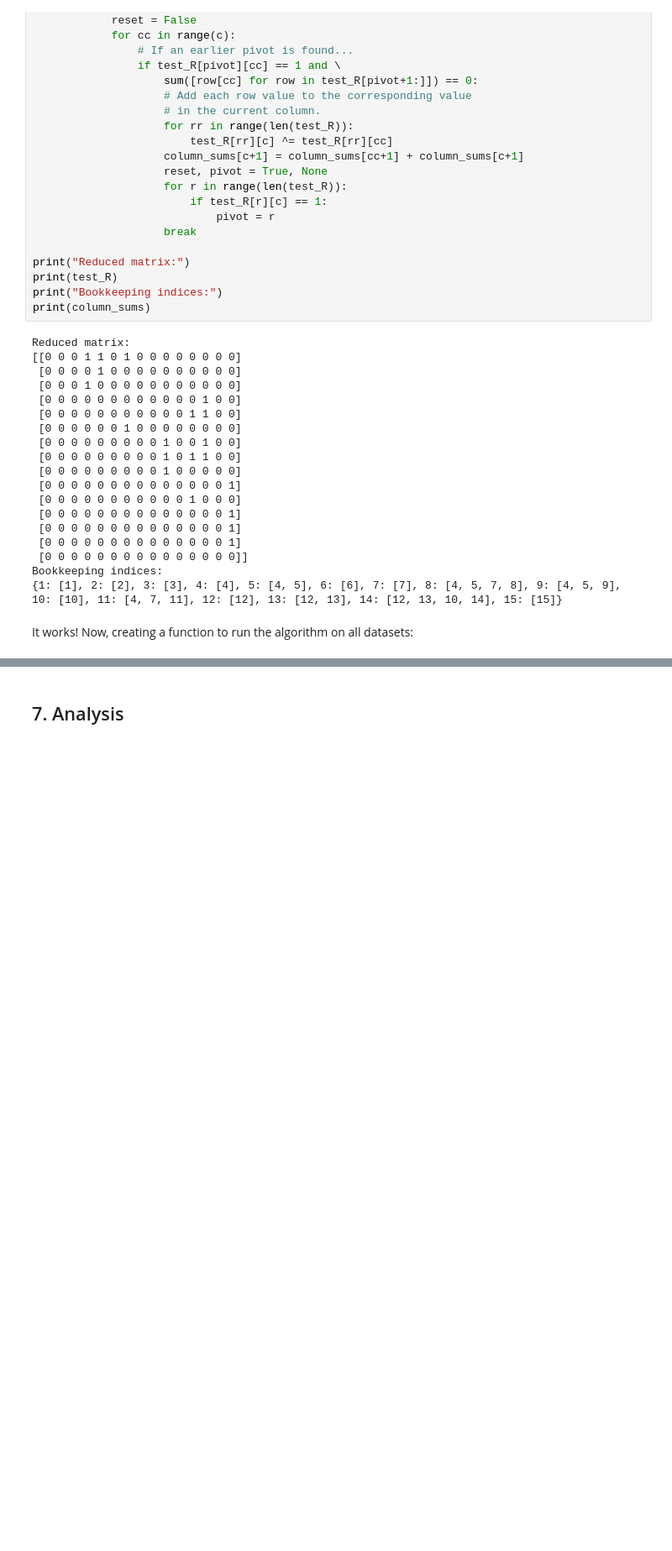
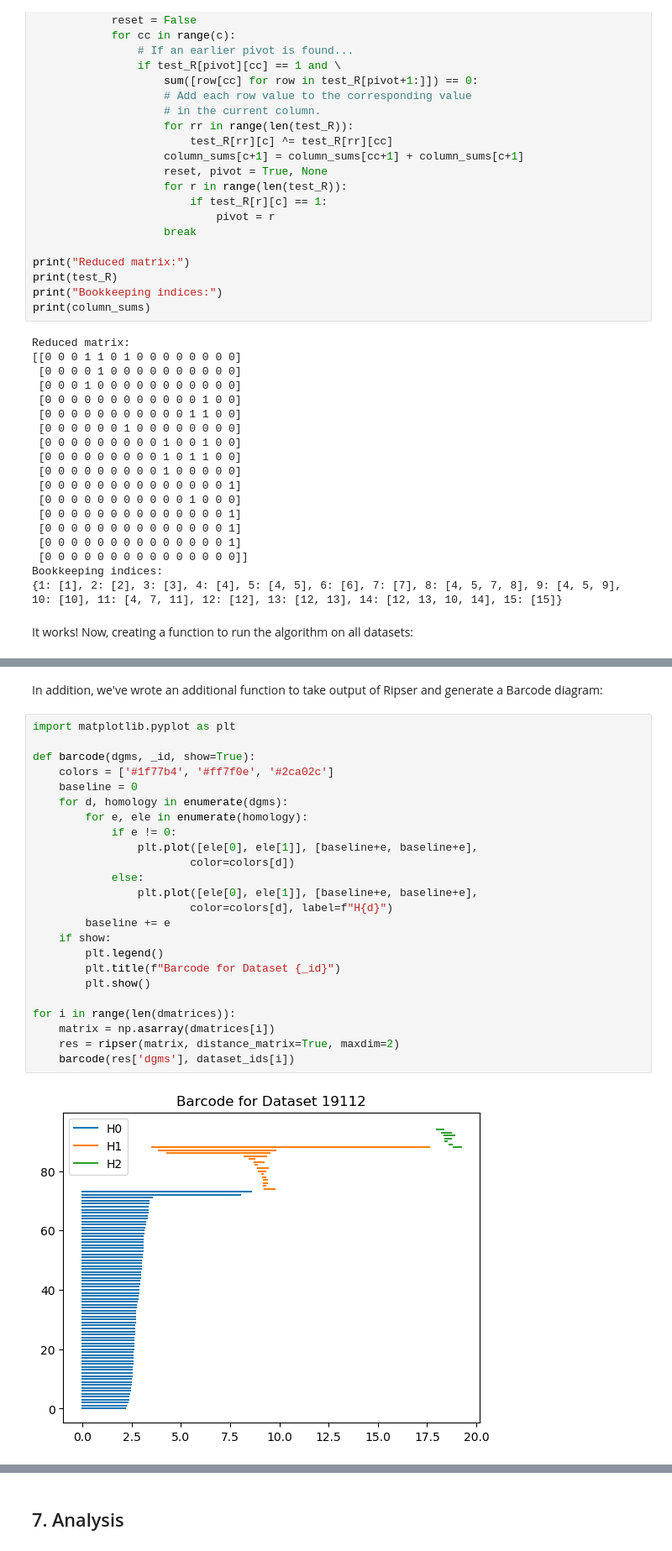
Before and after one commit to BVanDeWater/625.687, a Jupyter notebook: Notebooks/Homework12.ipynb, the cells around one changed output, grey strips where cells are left out. Shown at 84% size. Cells and saved outputs as stored; diff of their text form; blank space fills up the shorter version.

```diff
--- a/Notebooks/Homework12.ipynb
+++ b/Notebooks/Homework12.ipynb
@@ -509,0 +535,28 @@ for i in range(len(dmatrices)):
+# %% [markdown]
+In addition, we've wrote an additional function to take output of Ripser and generate a Barcode diagram:
+# %%
+import matplotlib.pyplot as plt
+
+def barcode(dgms, _id, show=True):
+    colors = ['#1f77b4', '#ff7f0e', '#2ca02c']
+    baseline = 0
+    for d, homology in enumerate(dgms):
+        for e, ele in enumerate(homology):
+            if e != 0:
+                plt.plot([ele[0], ele[1]], [baseline+e, baseline+e],
+                        color=colors[d])
+            else:
+                plt.plot([ele[0], ele[1]], [baseline+e, baseline+e],
+                        color=colors[d], label=f"H{d}")
+        baseline += e
+    if show:
+        plt.legend()
+        plt.title(f"Barcode for Dataset {_id}")
+        plt.show()
+
+for i in range(len(dmatrices)):
+    matrix = np.asarray(dmatrices[i])
+    res = ripser(matrix, distance_matrix=True, maxdim=2)
+    barcode(res['dgms'], dataset_ids[i])
+# %% [output]
+[figure, added]
```
Also changed, not shown: parts of 24 cells of this notebook.
